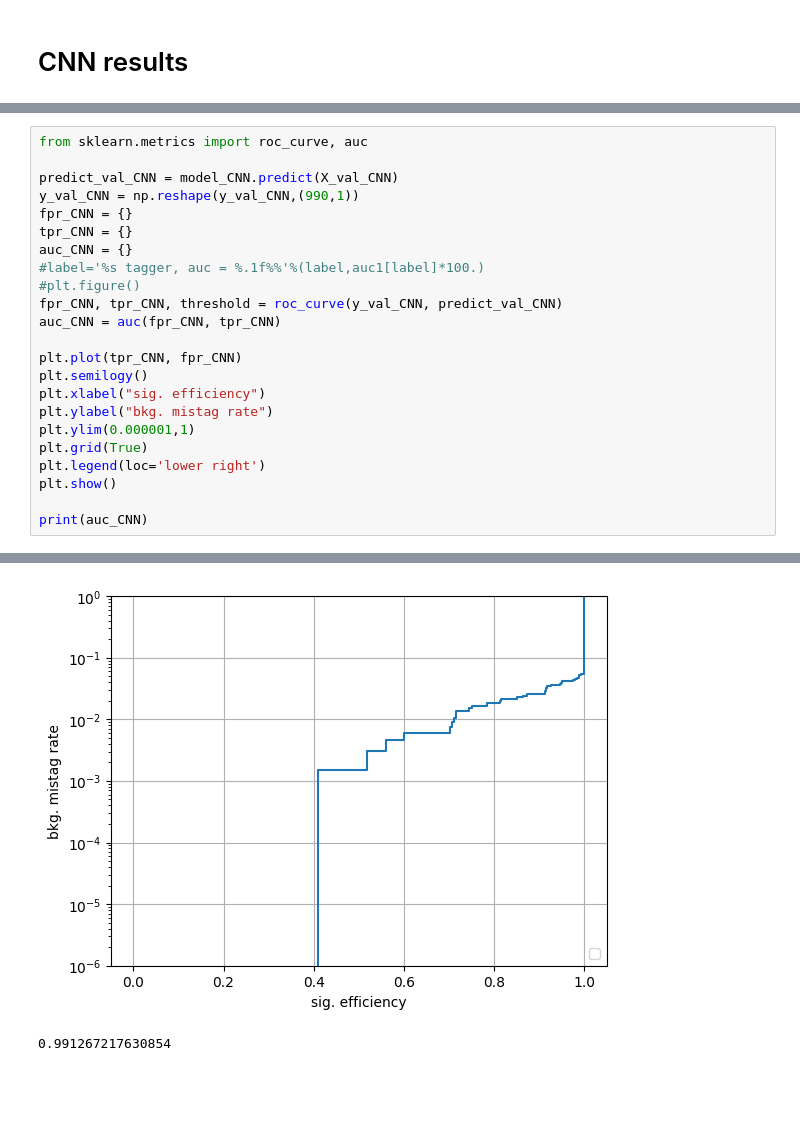
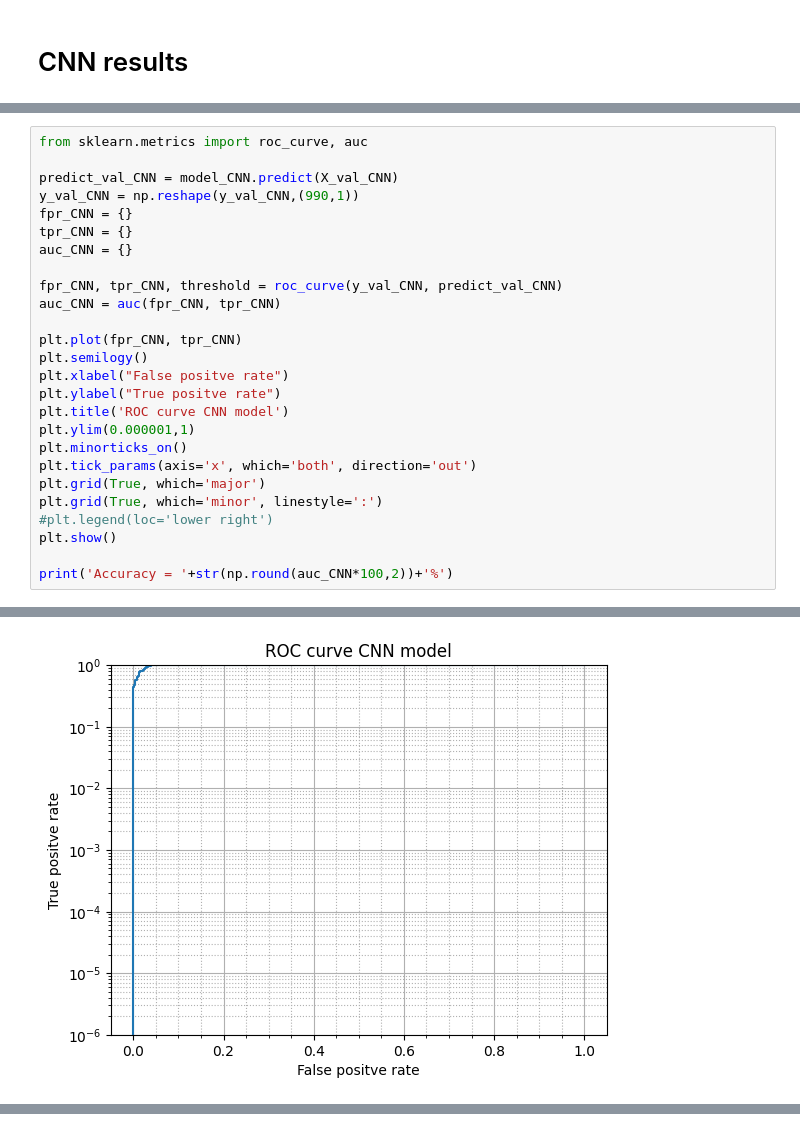
Before and after one commit to Marcello-Bacchi/ML_exam_unipv, a Jupyter notebook: MLP_and_1D_CNN.ipynb, the cells around one changed output, grey strips where cells are left out. Saved outputs shown, nothing was run; the diff lists cells and outputs as text; blank space fills up the shorter version.

```diff
--- a/MLP_and_1D_CNN.ipynb
+++ b/MLP_and_1D_CNN.ipynb
@@ -292,19 +295,22 @@ y_val_CNN = np.reshape(y_val_CNN,(990,1))
 fpr_CNN = {}
 tpr_CNN = {}
 auc_CNN = {}
-#label='%s tagger, auc = %.1f%%'%(label,auc1[label]*100.)
-#plt.figure()
+
 fpr_CNN, tpr_CNN, threshold = roc_curve(y_val_CNN, predict_val_CNN)
 auc_CNN = auc(fpr_CNN, tpr_CNN)
 
-plt.plot(tpr_CNN, fpr_CNN)
+plt.plot(fpr_CNN, tpr_CNN)
 plt.semilogy()
-plt.xlabel("sig. efficiency")
-plt.ylabel("bkg. mistag rate")
+plt.xlabel("False positve rate")
+plt.ylabel("True positve rate")
+plt.title('ROC curve CNN model')
 plt.ylim(0.000001,1)
-plt.grid(True)
-plt.legend(loc='lower right')
+plt.minorticks_on()
+plt.tick_params(axis='x', which='both', direction='out')
+plt.grid(True, which='major')
+plt.grid(True, which='minor', linestyle=':')
+#plt.legend(loc='lower right')
 plt.show()
 
-print(auc_CNN)
+print('Accuracy = '+str(np.round(auc_CNN*100,2))+'%')
 # %% [output]
@@ -311,0 +318 @@ print(auc_CNN)
+[figure, new version]
@@ -313,2 +319,0 @@ WARNING:matplotlib.legend:No artists with labels found to put in legend.  Note t
-[figure, old version]
-0.991267217630854
```
Also changed, not shown: parts of 16 cells of this notebook.
